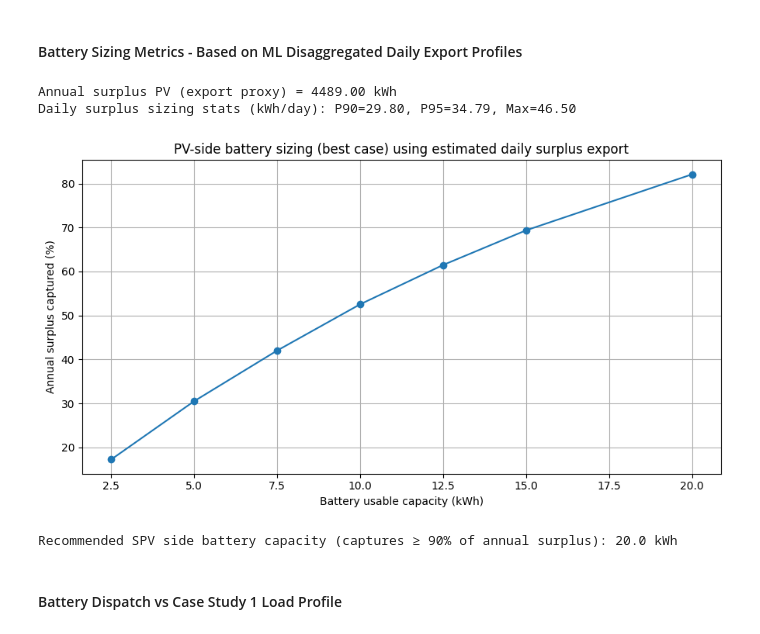
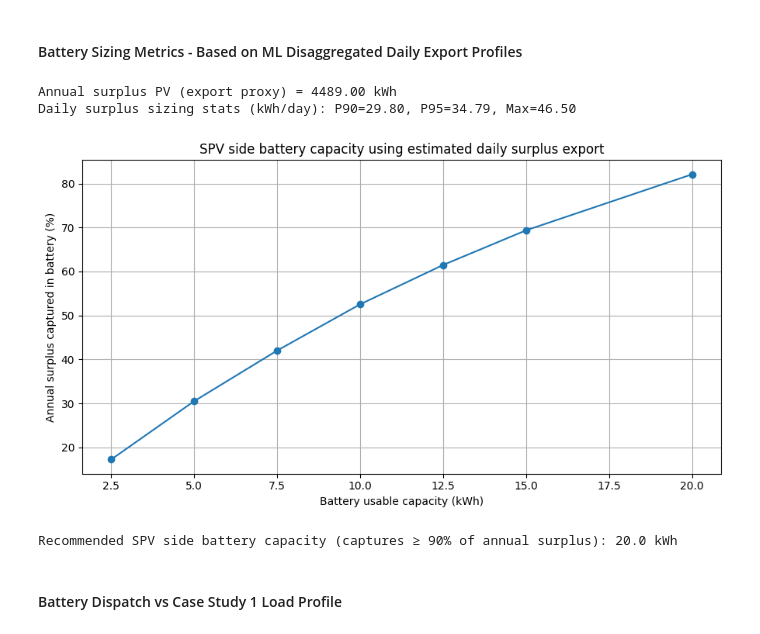
Before and after one commit to p-sav/PFDA, a Jupyter notebook: Project/Energy_analysis.ipynb, the cells around one changed output. Saved outputs shown, nothing was run; the diff lists cells and outputs as text; code cells hidden in the pictures.

Commit message:
Minor axis label change for clarity

```diff
--- a/Project/Energy_analysis.ipynb
+++ b/Project/Energy_analysis.ipynb
@@ -1690,36 +1690,36 @@ for cap in capacity_options_kwh:
     captured_kwh = np.minimum(pv_surplus['Daily_Export_kWh'], cap).sum()            # Capture per day limited by capacity, summed over year
     captured_pct = (captured_kwh / annual_surplus_kwh) * 100 if annual_surplus_kwh > 0 else 0  # Percent captured
     results.append([cap, captured_kwh, captured_pct])                               # Append row to results
 
 # Convert results to DataFrame for display and later plotting
 battery_sizing = pd.DataFrame(results, columns=['Battery_kWh', 'Annual_Captured_kWh', 'Captured_%'])  # Create results table
 
 # Print key summary numbers
 print(f"Annual surplus PV (export proxy) = {annual_surplus_kwh:.2f} kWh")           # Print annual surplus
 print(f"Daily surplus sizing stats (kWh/day): P90={p90_kwh:.2f}, P95={p95_kwh:.2f}, Max={max_kwh:.2f}")  # Print percentiles
 
 # Show the sizing table
 battery_sizing                                                                            # Display sizing table in notebook
 
 # Plot: percent of annual surplus captured vs battery size
 plt.figure(figsize=(9, 5))                                                          # Create figure
 plt.plot(battery_sizing['Battery_kWh'], battery_sizing['Captured_%'], marker='o')    # Line plot with markers
 plt.xlabel("Battery usable capacity (kWh)")                                          # X label
-plt.ylabel("Annual surplus captured (%)")                                            # Y label
-plt.title("PV-side battery sizing (best case) using estimated daily surplus export") # Title
+plt.ylabel("Annual surplus captured in battery (%)")                                            # Y label
+plt.title("SPV side battery capacity using estimated daily surplus export") # Title
 plt.grid(True)                                                                        # Grid for readability
 plt.tight_layout()                                                                    # Layout
 plt.show()                                                                            # Render plot
 
 # Optional: pick a simple recommendation rule (smallest capacity that captures at least 90%)
 target_capture_pct = 90                                                              # Target capture threshold (%)
 eligible = battery_sizing[battery_sizing['Captured_%'] >= target_capture_pct]        # Filter capacities meeting target
 recommended_kwh = eligible['Battery_kWh'].iloc[0] if len(eligible) > 0 else battery_sizing['Battery_kWh'].iloc[-1]  # Choose smallest meeting target
 print(f"Recommended SPV side battery capacity (captures ≥ {target_capture_pct}% of annual surplus): {recommended_kwh} kWh")  # Print recommendation
 # %% [output]
 Annual surplus PV (export proxy) = 4489.00 kWh
 Daily surplus sizing stats (kWh/day): P90=29.80, P95=34.79, Max=46.50
-[figure, old version]
+[figure, new version]
 Recommended SPV side battery capacity (captures ≥ 90% of annual surplus): 20.0 kWh
 # %% [markdown]
 #### Battery Dispatch vs Case Study 1 Load Profile
```
Also changed, not shown: parts of 1 cell of this notebook.
